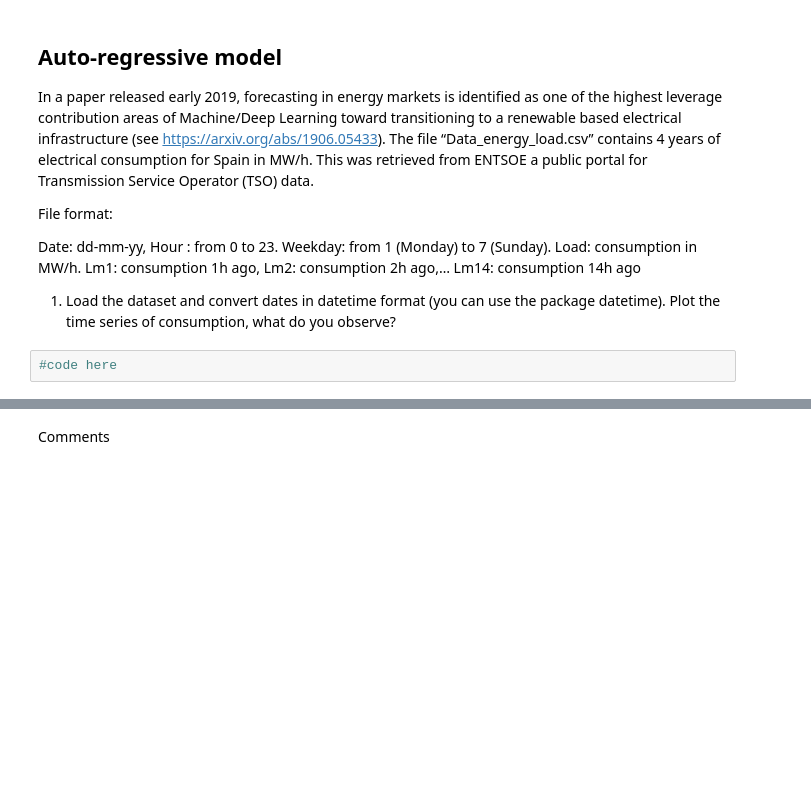
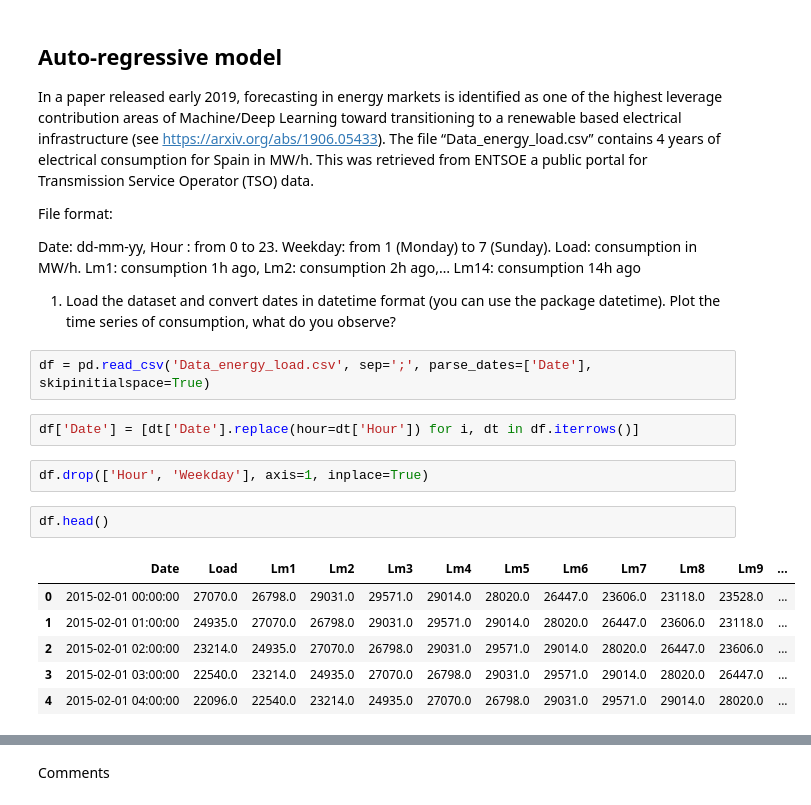
Before and after one commit to Emilevillette/LEPL1109-Hackatons, a Jupyter notebook: Hackaton 2/hackathon2_without_code.ipynb, the cells around one changed output, grey strips where cells are left out. Cells and saved outputs as stored; diff of their text form; blank space fills up the shorter version.

```diff
--- a/Hackaton 2/hackathon2_without_code.ipynb
+++ b/Hackaton 2/hackathon2_without_code.ipynb
@@ -89,5 +86,18 @@ File format:
 Date: dd-mm-yy, Hour : from 0 to 23. Weekday: from 1 (Monday)  to 7 (Sunday). Load: consumption in MW/h. Lm1: consumption 1h ago, Lm2: consumption 2h ago,… Lm14: consumption 14h ago
 
 1)	Load the dataset and convert dates in datetime format (you can use the package datetime). Plot the time series of consumption, what do you observe?
-# %%
-#code here
+# %%
+df = pd.read_csv('Data_energy_load.csv', sep=';', parse_dates=['Date'], skipinitialspace=True)
+# %%
+df['Date'] = [dt['Date'].replace(hour=dt['Hour']) for i, dt in df.iterrows()]
+# %%
+df.drop(['Hour', 'Weekday'], axis=1, inplace=True)
+# %%
+df.head()
+# %% [output]
+|  | Date | Load | Lm1 | Lm2 | Lm3 | Lm4 | Lm5 | Lm6 | Lm7 | Lm8 | Lm9 | ... |
+| 0 | 2015-02-01 00:00:00 | 27070.0 | 26798.0 | 29031.0 | 29571.0 | 29014.0 | 28020.0 | 26447.0 | 23606.0 | 23118.0 | 23528.0 | ... |
+| 1 | 2015-02-01 01:00:00 | 24935.0 | 27070.0 | 26798.0 | 29031.0 | 29571.0 | 29014.0 | 28020.0 | 26447.0 | 23606.0 | 23118.0 | ... |
+| 2 | 2015-02-01 02:00:00 | 23214.0 | 24935.0 | 27070.0 | 26798.0 | 29031.0 | 29571.0 | 29014.0 | 28020.0 | 26447.0 | 23606.0 | ... |
+| 3 | 2015-02-01 03:00:00 | 22540.0 | 23214.0 | 24935.0 | 27070.0 | 26798.0 | 29031.0 | 29571.0 | 29014.0 | 28020.0 | 26447.0 | ... |
+| 4 | 2015-02-01 04:00:00 | 22096.0 | 22540.0 | 23214.0 | 24935.0 | 27070.0 | 26798.0 | 29031.0 | 29571.0 | 29014.0 | 28020.0 | ... |
```
Also changed, not shown: parts of 2 cells of this notebook, 1 other file.
